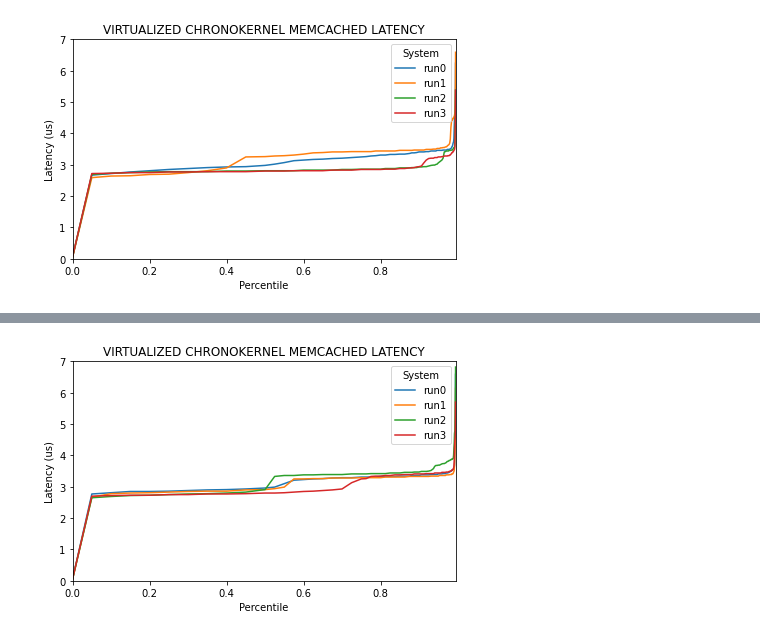
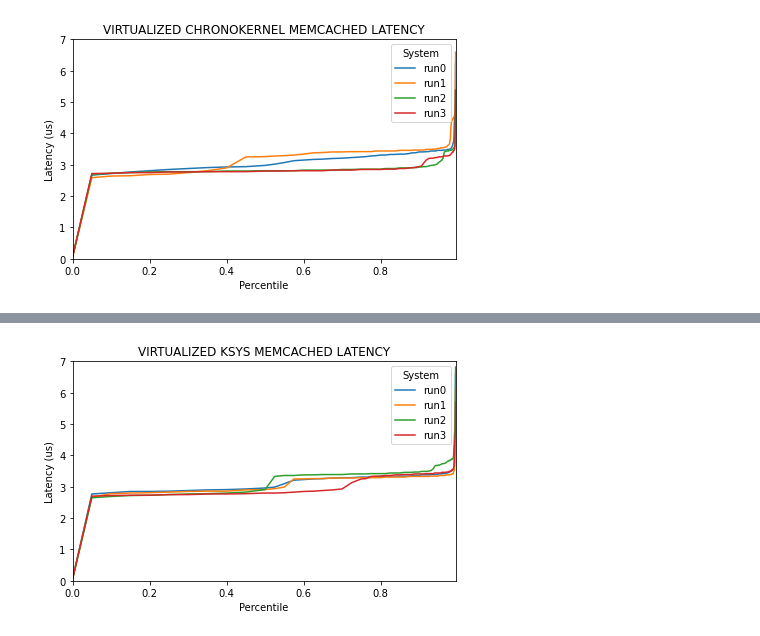
Before and after one commit to ryanbsull/EC601, a Jupyter notebook: latency-graphs.ipynb, the cells around one changed output, grey strips where cells are left out. Drawn from its saved outputs; the diff is of its cells as text; code cells hidden in the pictures.

```diff
--- a/latency-graphs.ipynb
+++ b/latency-graphs.ipynb
@@ -25,11 +25,11 @@ def clean_data(file_name):
     os.remove(file_name)
     os.rename("out.txt", file_name)
 # %%
-def load_data(test_name, run_number=-1,discard_outliers=True):
+def load_data(test_name, cores=1, run_number=-1,discard_outliers=True):
     if run_number >= 0:
-        file_name = 'latency_data/{}/baseline_FULL_RUN_{}.txt'.format(test_name, run_number)
+        file_name = 'latency_data/{}/{}/baseline_FULL_RUN_{}.txt'.format(cores, test_name, run_number)
     else:
-        file_name = 'latency_data/{}/baseline_FULL_RUN_*.txt'.format(test_name)
+        file_name = 'latency_data/{}/{}/baseline_FULL_RUN_*.txt'.format(cores, test_name)
     files = glob.glob(file_name)
     data = []
     for file in files:
@@ -44,4 +44,21 @@ def load_data(test_name, run_number=-1,discard_outliers=True):
         return data
     else:
         return graph
+# %%
+virt_sym = {}
+virt_ksys = {}
+baremetal_sym = {}
+baremetal_ksys = {}
+for i in range(0,4):
+    virt_sym[i] = load_data("virt_sym", run_number=i)
+    virt_ksys[i] = load_data("virt_ksys", run_number=i)
+
+for i in range(0,3):
+    baremetal_sym[i] = load_data("baremetal_sym", run_number=i)
+    baremetal_ksys[i] = load_data("baremetal_ksys", run_number=i)
+
+virt_sym_all = load_data("virt_sym")
+virt_memcached_all = load_data("virt_ksys")
+baremetal_sym_all = load_data("baremetal_sym")
+baremetal_memcached_all = load_data("baremetal_ksys")
 # %%
@@ -91,2 +116,20 @@ plt.savefig("chronokernel_run_plt.png")
 # %% [output]
 [figure]
+# %%
+graph_data ={}
+for i in range(0,3):
+    graph_data[i] = pd.DataFrame(baremetal_sym[i],columns=['Percentile', 'Value', 'System'])
+    graph_data[i] = graph_data[i][graph_data[i]["Percentile"] < 0.995].copy()
+
+graph = pd.concat(graph_data, ignore_index=True)
+
+fig = sns.lineplot(y="Value", x="Percentile", data=graph, hue="System")
+
+fig.set(title="BAREMETAL CHRONOKERNEL MEMCACHED LATENCY")
+
+plt.xlabel('Percentile')
+plt.ylabel('Latency (us)')
+plt.ylim(0,7)
+plt.xlim(0,0.999)
+plt.tight_layout()
+plt.savefig("graphs/baremetal_chronokernel_run_plt.png")
@@ -93,20 +138,20 @@ plt.savefig("chronokernel_run_plt.png")
 # %%
 graph_data ={}
 for i in range(0,4):
     graph_data[i] = pd.DataFrame(virt_ksys[i],columns=['Percentile', 'Value', 'System'])
     graph_data[i] = graph_data[i][graph_data[i]["Percentile"] < 0.995].copy()
 
 graph = pd.concat(graph_data, ignore_index=True)
 
 fig = sns.lineplot(y="Value", x="Percentile", data=graph, hue="System")
 
-fig.set(title="VIRTUALIZED CHRONOKERNEL MEMCACHED LATENCY")
+fig.set(title="VIRTUALIZED KSYS MEMCACHED LATENCY")
 
 plt.xlabel('Percentile')
 plt.ylabel('Latency (us)')
 plt.ylim(0,7)
 plt.xlim(0,0.995)
 plt.tight_layout()
-plt.savefig("ksys_run_plt.png")
+plt.savefig("graphs/virt_ksys_run_plt.png")
 # %% [output]
-[figure, old version]
+[figure, new version]
```
Also changed, not shown: parts of 9 cells of this notebook, 49 other files.
